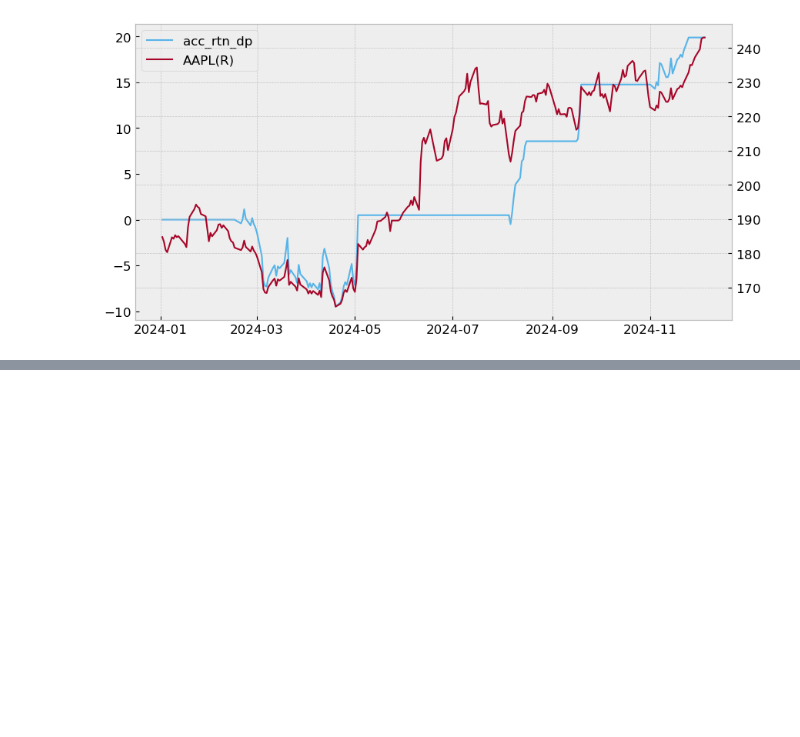
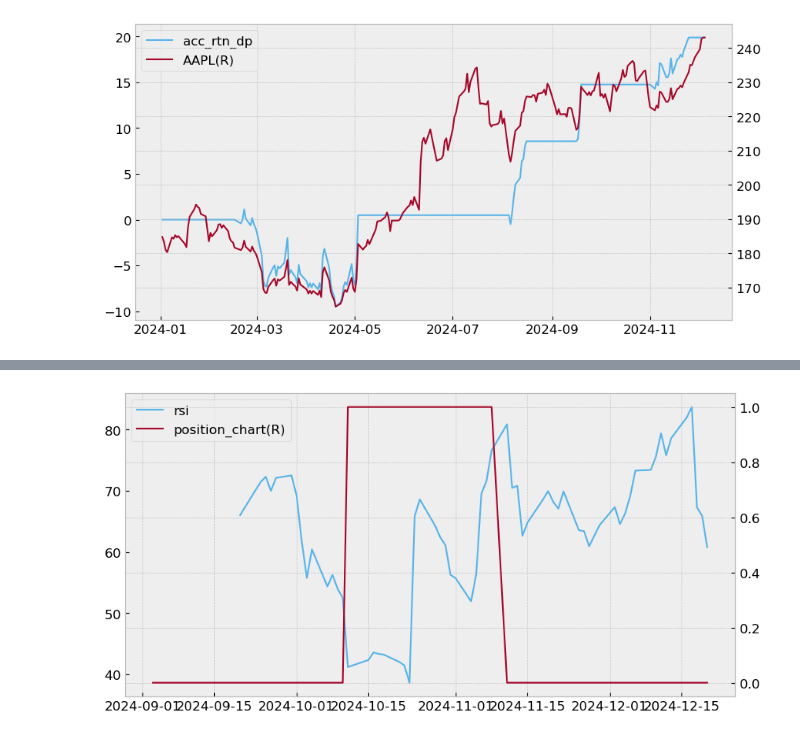
Before and after one commit to djimme/finterstellarDJ, a Jupyter notebook: Quant_2412.ipynb, the cells around one changed output, grey strips where cells are left out. Saved outputs shown, nothing was run; the diff lists cells and outputs as text; code cells hidden in the pictures; blank space fills up the shorter version.

```diff
--- a/Quant_2412.ipynb
+++ b/Quant_2412.ipynb
@@ -136,0 +220,4 @@ fs.draw_chart(df_AAPL, left='acc_rtn_dp', right='AAPL')
+# %%
+fs.draw_chart(df_tsla, left='rsi',right='position_chart')
+# %% [output]
+[figure, added]
```
Also changed, not shown: parts of 12 cells of this notebook.
